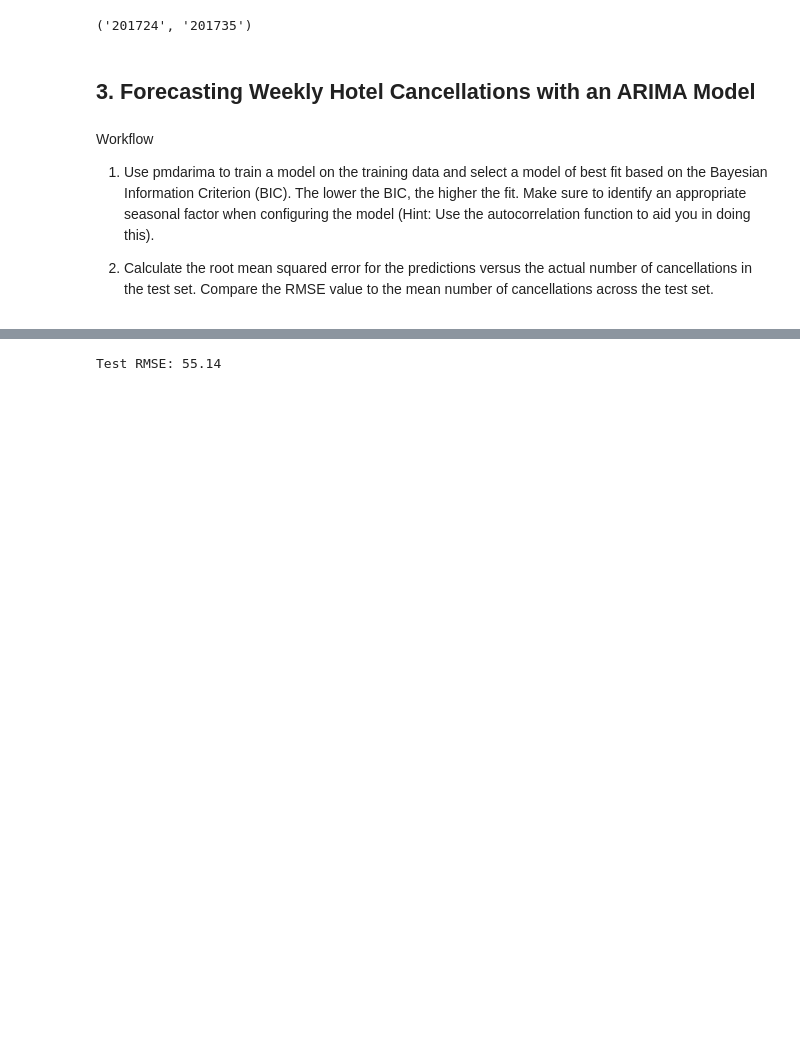
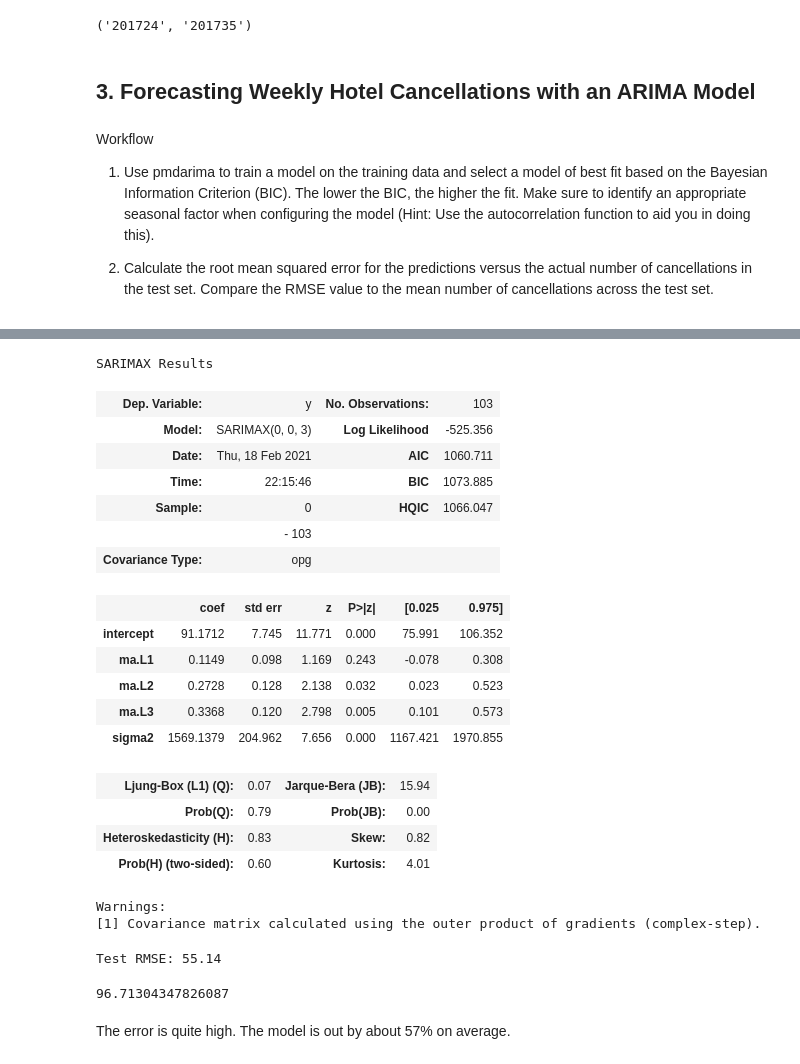
Before and after one commit to garybake/BayesianTimeSeries, a Jupyter notebook: 1_1_WeeklyTimeSeries.ipynb, the cells around one changed output, grey strips where cells are left out. Cells and saved outputs as stored; diff of their text form; code cells hidden in the pictures; blank space fills up the shorter version.

```diff
--- a/1_1_WeeklyTimeSeries.ipynb
+++ b/1_1_WeeklyTimeSeries.ipynb
@@ -173,6 +185,12 @@ from sklearn.metrics import mean_squared_error
 # %%
 # Fit an auto_arima model
-modl = pm.auto_arima(
+model = pm.auto_arima(
     train,
+    d=0,
+    max_p=5,
+    max_d=5,
+    max_q=5,
+    seasonal=True,
     error_action='warn',
+    trace=True,
     information_criterion='bic')
@@ -179 +215,24 @@ modl = pm.auto_arima(
+# %%
+model.summary()
+# %% [output]
+SARIMAX Results
+| Dep. Variable: | y | No. Observations: | 103 |
+| Model: | SARIMAX(0, 0, 3) | Log Likelihood | -525.356 |
+| Date: | Thu, 18 Feb 2021 | AIC | 1060.711 |
+| Time: | 22:15:46 | BIC | 1073.885 |
+| Sample: | 0 | HQIC | 1066.047 |
+|  | - 103 |  |  |
+| Covariance Type: | opg |  |  |
+|  | coef | std err | z | P>|z| | [0.025 | 0.975] |
+| intercept | 91.1712 | 7.745 | 11.771 | 0.000 | 75.991 | 106.352 |
+| ma.L1 | 0.1149 | 0.098 | 1.169 | 0.243 | -0.078 | 0.308 |
+| ma.L2 | 0.2728 | 0.128 | 2.138 | 0.032 | 0.023 | 0.523 |
+| ma.L3 | 0.3368 | 0.120 | 2.798 | 0.005 | 0.101 | 0.573 |
+| sigma2 | 1569.1379 | 204.962 | 7.656 | 0.000 | 1167.421 | 1970.855 |
+| Ljung-Box (L1) (Q): | 0.07 | Jarque-Bera (JB): | 15.94 |
+| Prob(Q): | 0.79 | Prob(JB): | 0.00 |
+| Heteroskedasticity (H): | 0.83 | Skew: | 0.82 |
+| Prob(H) (two-sided): | 0.60 | Kurtosis: | 4.01 |
+Warnings:
+[1] Covariance matrix calculated using the outer product of gradients (complex-step).
 # %%
@@ -183,3 +242,9 @@ rmse = np.sqrt(mean_squared_error(test, preds))
 print(f"Test RMSE: {rmse:.2f}")
 # %% [output]
 Test RMSE: 55.14
+# %%
+df_week_counts['IsCanceled'].mean()
+# %% [output]
+96.71304347826087
+# %% [markdown]
+The error is quite high. The model is out by about 57% on average.
```
Also changed, not shown: parts of 6 cells of this notebook.
